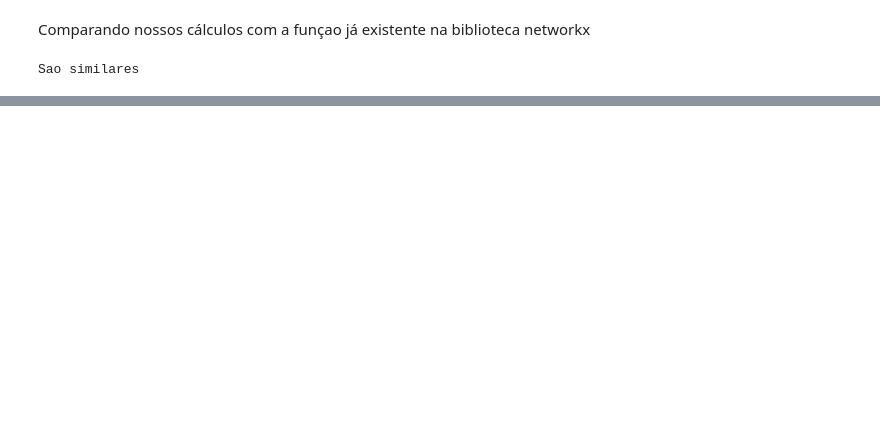
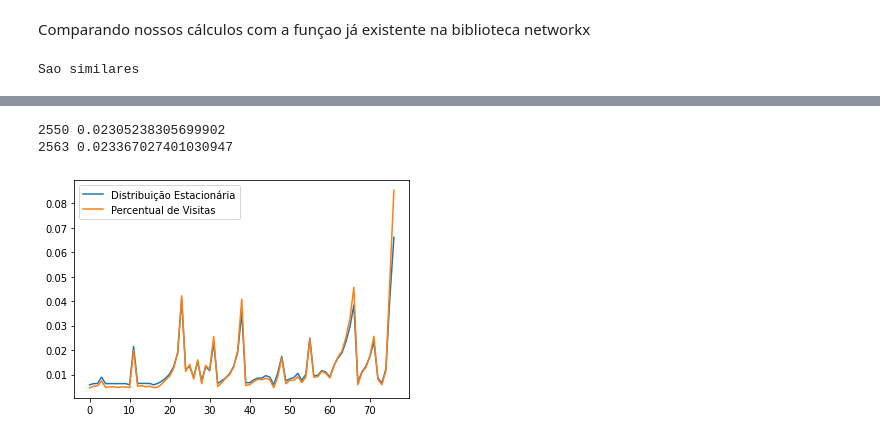
Before and after one commit to mcarvalhor/ProjEstocasticos, a Jupyter notebook: PageRank.ipynb, the cells around one changed output, grey strips where cells are left out. Drawn from its saved outputs; the diff is of its cells as text; code cells hidden in the pictures; blank space fills up the shorter version.

```diff
--- a/PageRank.ipynb
+++ b/PageRank.ipynb
@@ -184,0 +199,26 @@ print(sorted_visit[:10])
+# %%
+print(visit[31],stationary_dict[31])
+print(visit[71],stationary_dict[71])
+# %% [output]
+2550 0.02305238305699902
+2563 0.023367027401030947
+# %%
+percentual_visit = {}
+
+for key in visit:
+   percentual_visit[key] = visit[key]/steps
+# %%
+D = stationary_dict
+lists = sorted(D.items())
+x, y = zip(*lists)
+plt.plot(x, y,label = 'Distribuição Estacionária')
+
+D = percentual_visit
+lists = sorted(D.items())
+x, y = zip(*lists)
+plt.plot(x, y,label = 'Percentual de Visitas')
+
+plt.legend()
+plt.show()
+# %% [output]
+[figure, added]
```
Also changed, not shown: parts of 14 cells of this notebook, 3 other files.
